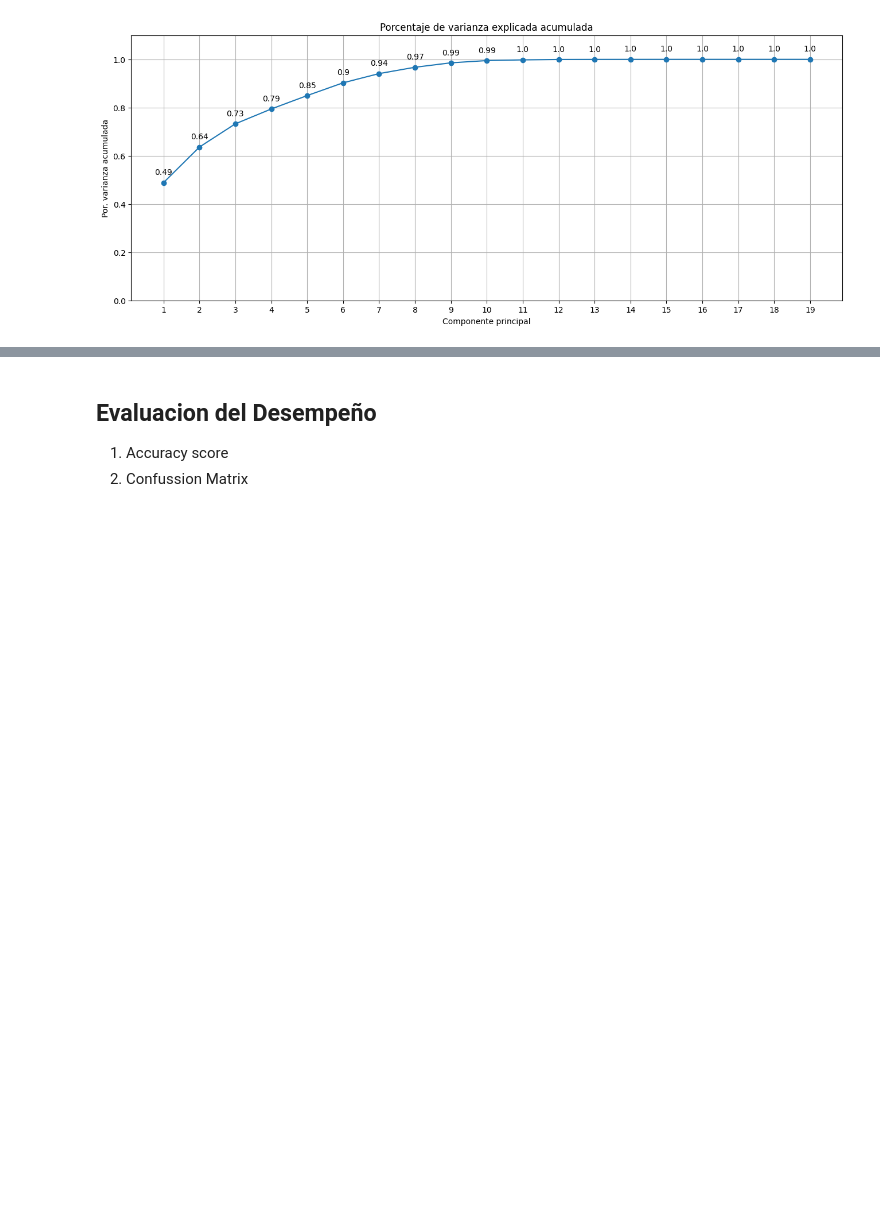
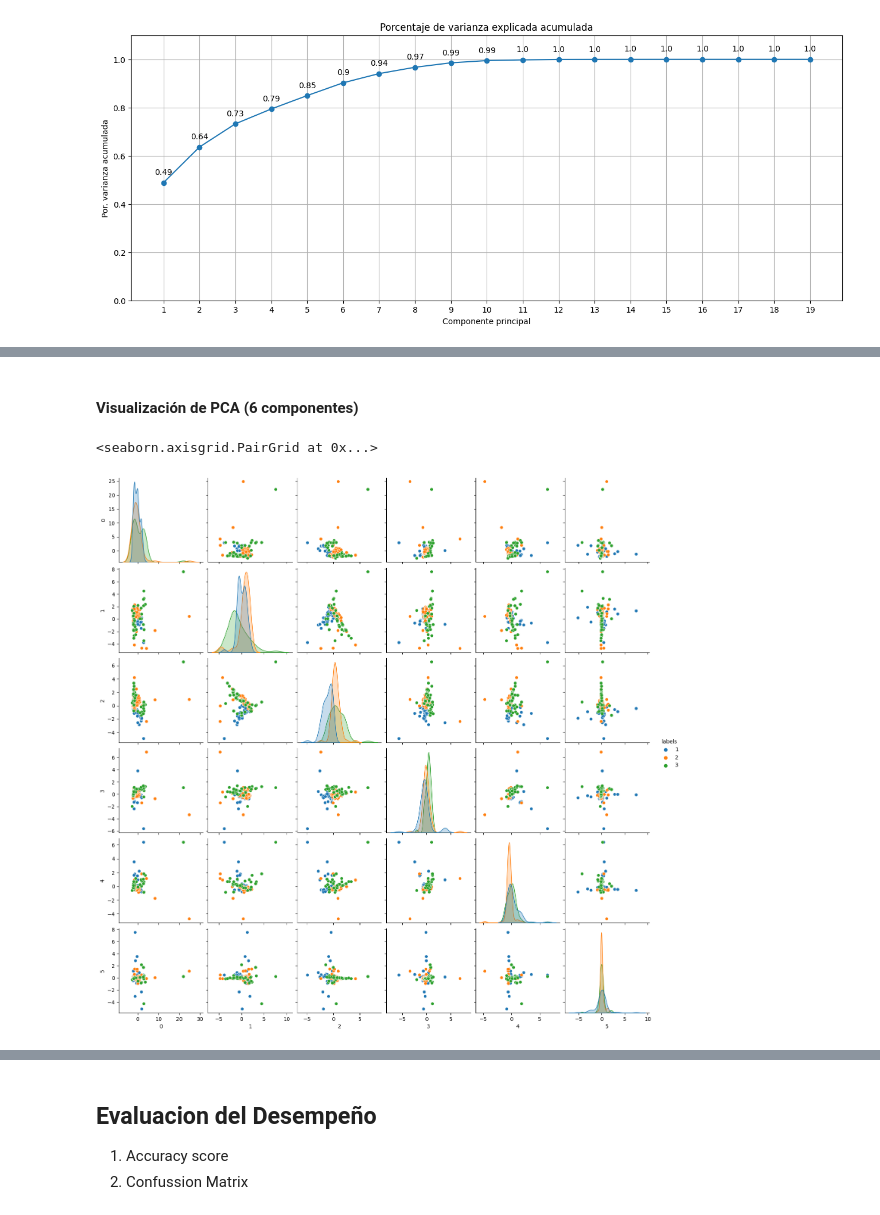
Before and after one commit to LuisOchoaM/MiniProyecto2_TS3, a Jupyter notebook: MiniProyecto2.ipynb, the cells around one changed output, grey strips where cells are left out. Saved outputs shown, nothing was run; the diff lists cells and outputs as text; code cells hidden in the pictures; blank space fills up the shorter version.

```diff
--- a/MiniProyecto2.ipynb
+++ b/MiniProyecto2.ipynb
@@ -229,0 +207,10 @@ ValueError: ignored
+# %% [markdown]
+#### Visualización de PCA (6 componentes)
+# %%
+import seaborn as sns
+dataFramePCA= pd.DataFrame(XPCA6components)
+dataFramePCA['labels'] = Y
+sns.pairplot(dataFramePCA, hue='labels', palette= 'tab10')
+# %% [output]
+<seaborn.axisgrid.PairGrid at 0x...>
+[figure, added]
```
Also changed, not shown: parts of 86 cells of this notebook.
